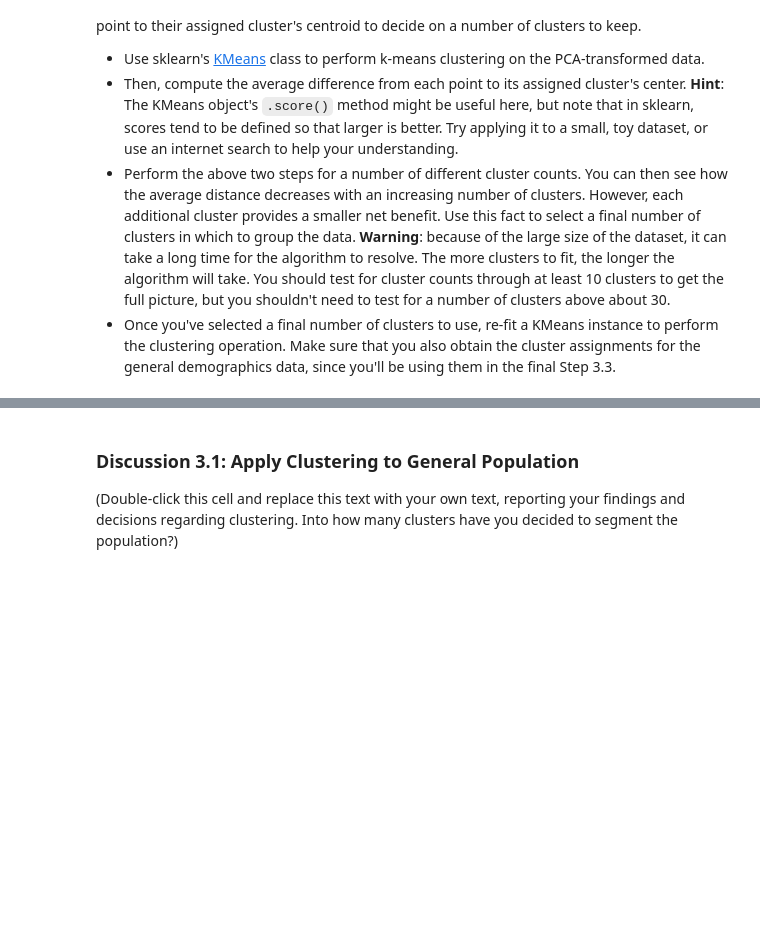
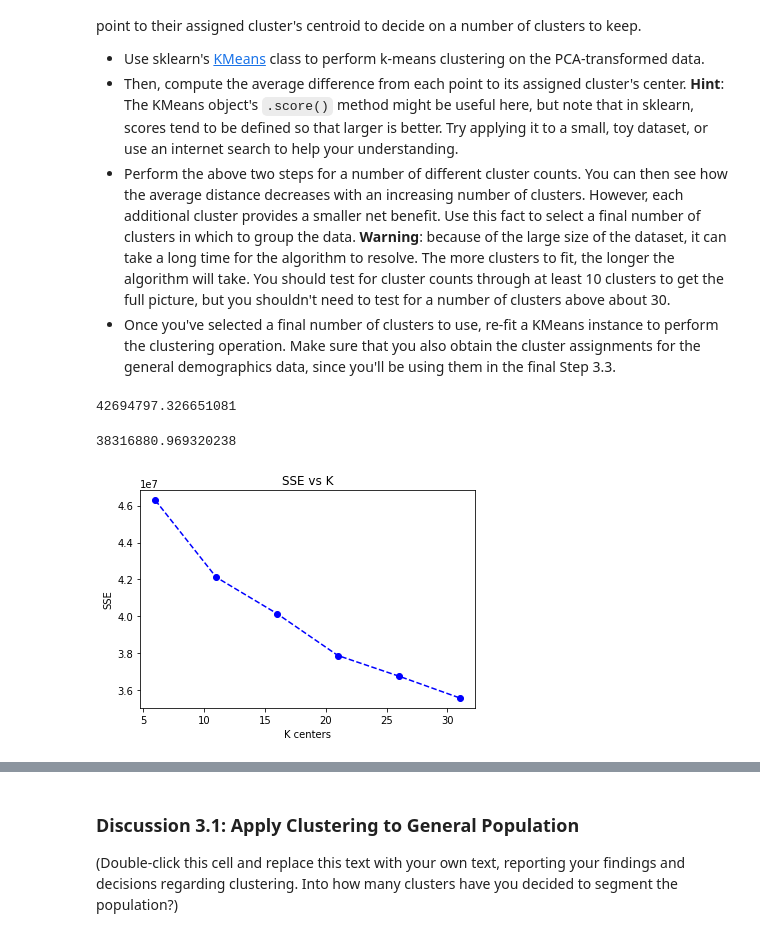
Before and after one commit to cemtekesin/Identify_Customer_Segments, a Jupyter notebook: Identify_Customer_Segments.ipynb, the cells around one changed output, grey strips where cells are left out. Cells and saved outputs as stored; diff of their text form; code cells hidden in the pictures; blank space fills up the shorter version.

Commit message:
Add files via upload
pca and cluster analysis are done for both population and customers

```diff
--- a/Identify_Customer_Segments.ipynb
+++ b/Identify_Customer_Segments.ipynb
@@ -860,6 +861,10 @@ from sklearn.preprocessing import StandardScaler
 azdias_cleaned_scaled =  StandardScaler().fit_transform(azdias_cleaned_filled)
 # %%
 azdias_cleaned_scaled = pd.DataFrame(data=azdias_cleaned_scaled, columns=azdias_cleaned.columns, index=azdias_cleaned.index)
+# %%
+#CHECKPOINT
+#azdias_cleaned_scaled.to_csv('azdias_cleaned_scaled.csv', index=False)
+azdias_cleaned_scaled = pd.read_csv('azdias_cleaned_scaled.csv')
 # %% [markdown]
 ### Discussion 2.1: Apply Feature Scaling
 
@@ -1077,8 +1122,11 @@ You've assessed and cleaned the demographics data, then scaled and transformed t
 # %%
 # Over a number of different cluster counts...
 
-
     # run k-means clustering on the data and...
-
-
+kmeans_10=KMeans(10)
+model_10=kmeans_10.fit(X_pca)
+labels_10=model_10.predict(X_pca)
     # compute the average within-cluster distances.
+np.abs(model_10.score(X_pca))
+# %% [output]
+42694797.326651081
@@ -1090,0 +1133,32 @@ You've assessed and cleaned the demographics data, then scaled and transformed t
+# %%
+# Over a number of different cluster counts...
+
+    # run k-means clustering on the data and...
+kmeans_20=KMeans(20)
+model_20=kmeans_20.fit(X_pca)
+labels_20=model_20.predict(X_pca)
+    # compute the average within-cluster distances.
+np.abs(model_20.score(X_pca))
+#AS RESULT SHOW, DISTANCE DROPPED, MORE CLUSTERS REDUCES THE DISTANCE AS EXPECTED
+# %% [output]
+38316880.969320238
+# %%
+# Investigate the change in within-cluster distance across number of clusters.
+# HINT: Use matplotlib's plot function to visualize this relationship.
+#I WILL USE SCREE PLOT that I wrote in UDACITY course before
+fit_scores=[]
+center_k=[]
+for k in range(5, 31, 5):
+    model=KMeans(k+1)
+    est = model.fit(X_pca)
+    label = est.predict(X_pca)
+    fit_scores.append(np.abs(est.score(X_pca)))
+    center_k.append(k+1)
+plt.plot(center_k, fit_scores, linestyle='--', marker='o', color='b');
+plt.xlabel('K centers');
+plt.ylabel('SSE');
+plt.title('SSE vs K');
+
+#Because it didn't make any significant elbox I ran 1 more iteration
+# %% [output]
+[figure, added]
```
Also changed, not shown: parts of 23 cells of this notebook.
